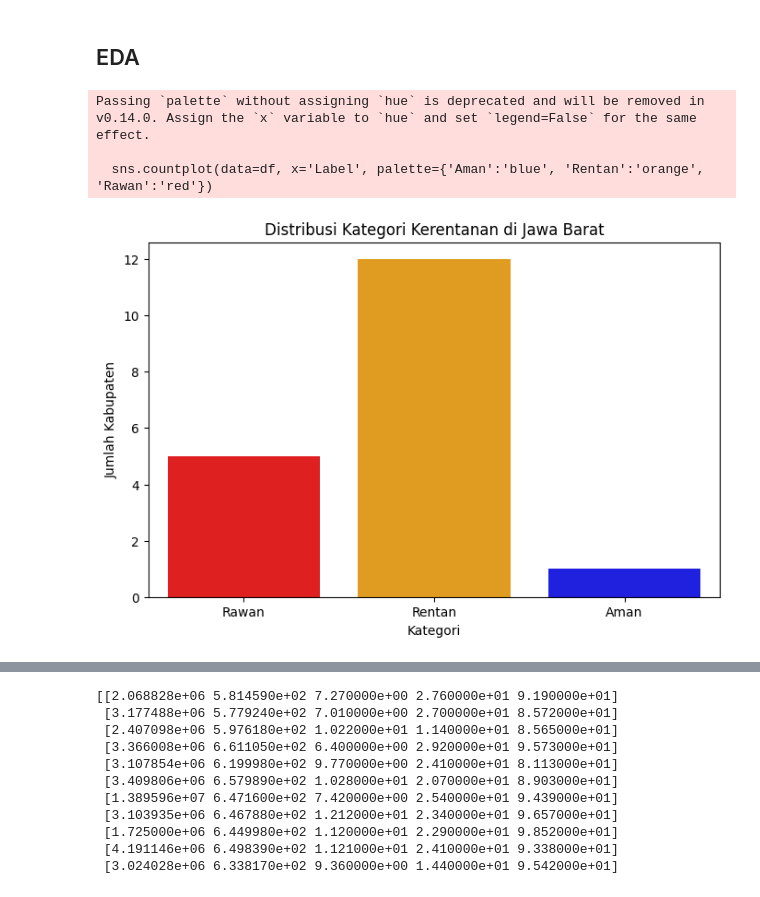
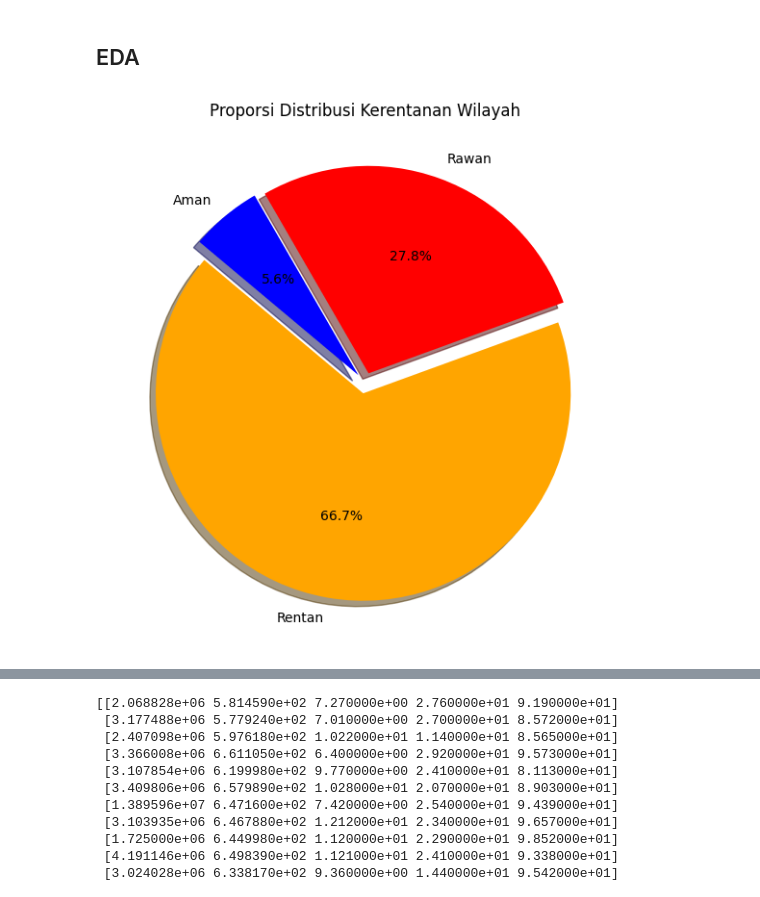
Before and after one commit to andisapei/kelompok2-DRP, a Jupyter notebook: fase3.ipynb, the cells around one changed output, grey strips where cells are left out. Cells and saved outputs as stored; diff of their text form; code cells hidden in the pictures.

```diff
--- a/fase3.ipynb
+++ b/fase3.ipynb
@@ -18,15 +27,22 @@ features = ['harga_cabai', 'gkg', 'kemiskinan', 'stunting', 'air_bersih']
 label_counts = df['Label'].value_counts()
 # %% [markdown]
 ## EDA
+# %%
+colors_map = {'Aman': 'blue', 'Rentan': 'orange', 'Rawan': 'red'}
+colors = [colors_map[label] for label in label_counts.index]
 # %%
-plt.figure(figsize=(8, 5))
-sns.countplot(data=df, x='Label', palette={'Aman':'blue', 'Rentan':'orange', 'Rawan':'red'})
-plt.title('Distribusi Kategori Kerentanan di Jawa Barat')
-plt.xlabel('Kategori')
-plt.ylabel('Jumlah Kabupaten')
+plt.figure(figsize=(7, 7))
+plt.pie(
+    label_counts,
+    labels=label_counts.index,
+    autopct='%1.1f%%', # Menampilkan persentase
+    startangle=140,
+    colors=colors,
+    explode=[0.05]*len(label_counts), # Memberi sedikit jarak antar potongan
+    shadow=True
+)
+
+plt.title('Proporsi Distribusi Kerentanan Wilayah')
 plt.show()
 # %% [output]
-Passing `palette` without assigning `hue` is deprecated and will be removed in v0.14.0. Assign the `x` variable to `hue` and set `legend=False` for the same effect.
-
-  sns.countplot(data=df, x='Label', palette={'Aman':'blue', 'Rentan':'orange', 'Rawan':'red'})
-[figure, old version]
+[figure, new version]
```
Also changed, not shown: parts of 13 cells of this notebook.
